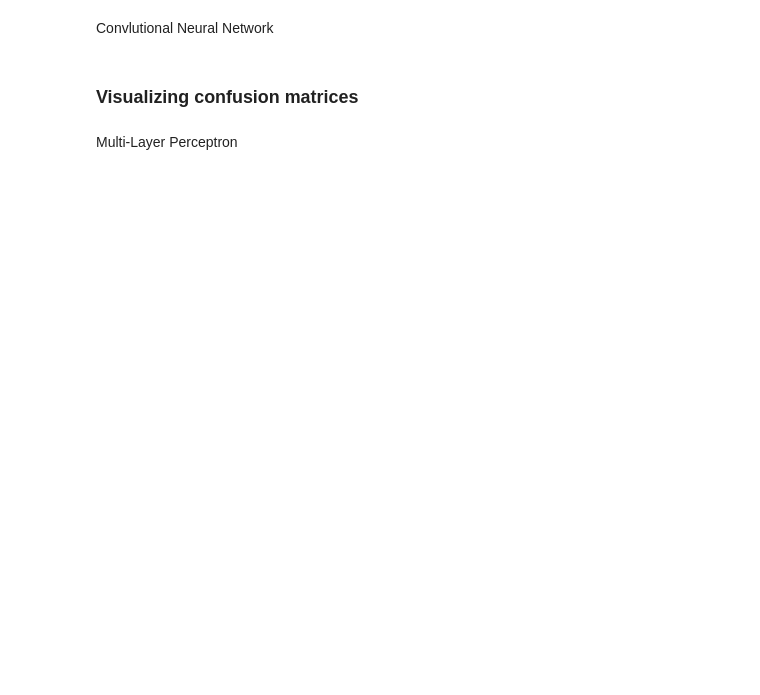
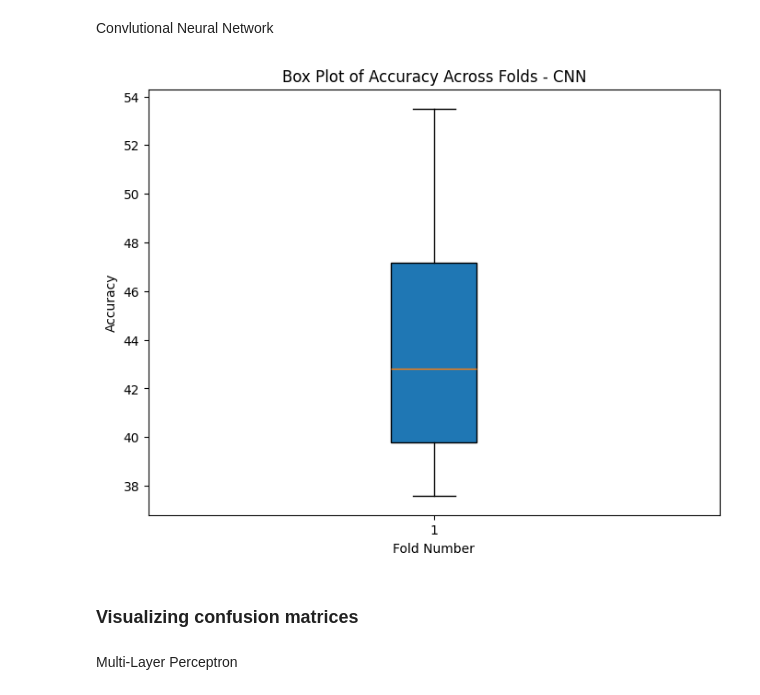
Before and after one commit to Gonto03/AC-II-project, a Jupyter notebook: main.ipynb, the cells around one changed output. Saved outputs shown, nothing was run; the diff lists cells and outputs as text; code cells hidden in the pictures; blank space fills up the shorter version.

```diff
--- a/main.ipynb
+++ b/main.ipynb
@@ -375,11 +402,13 @@ plt.show()
 Convlutional Neural Network
 # %%
 plt.figure(figsize=(8, 6))
-plt.boxplot(mlp_accuracies, labels=[1,2,3,4,5,6,7,8,9,10], vert=True, patch_artist=True)
+plt.boxplot(cnn_accuracies, vert=True, patch_artist=True)
 plt.title('Box Plot of Accuracy Across Folds - CNN')
 plt.xlabel('Fold Number')
 plt.ylabel('Accuracy')
 plt.show()
+# %% [output]
+[figure, added]
 # %% [markdown]
 ### Visualizing confusion matrices
 # %% [markdown]
```
Also changed, not shown: parts of 8 cells of this notebook.
